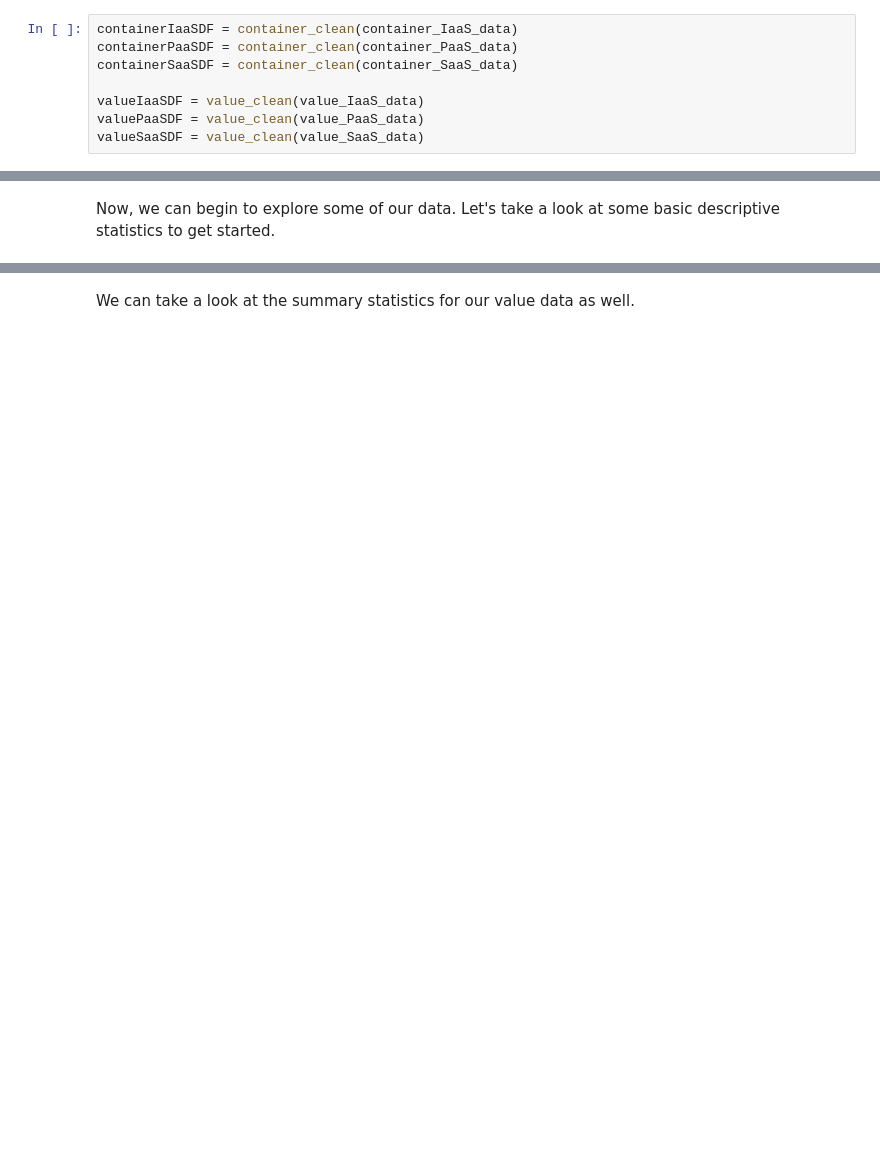
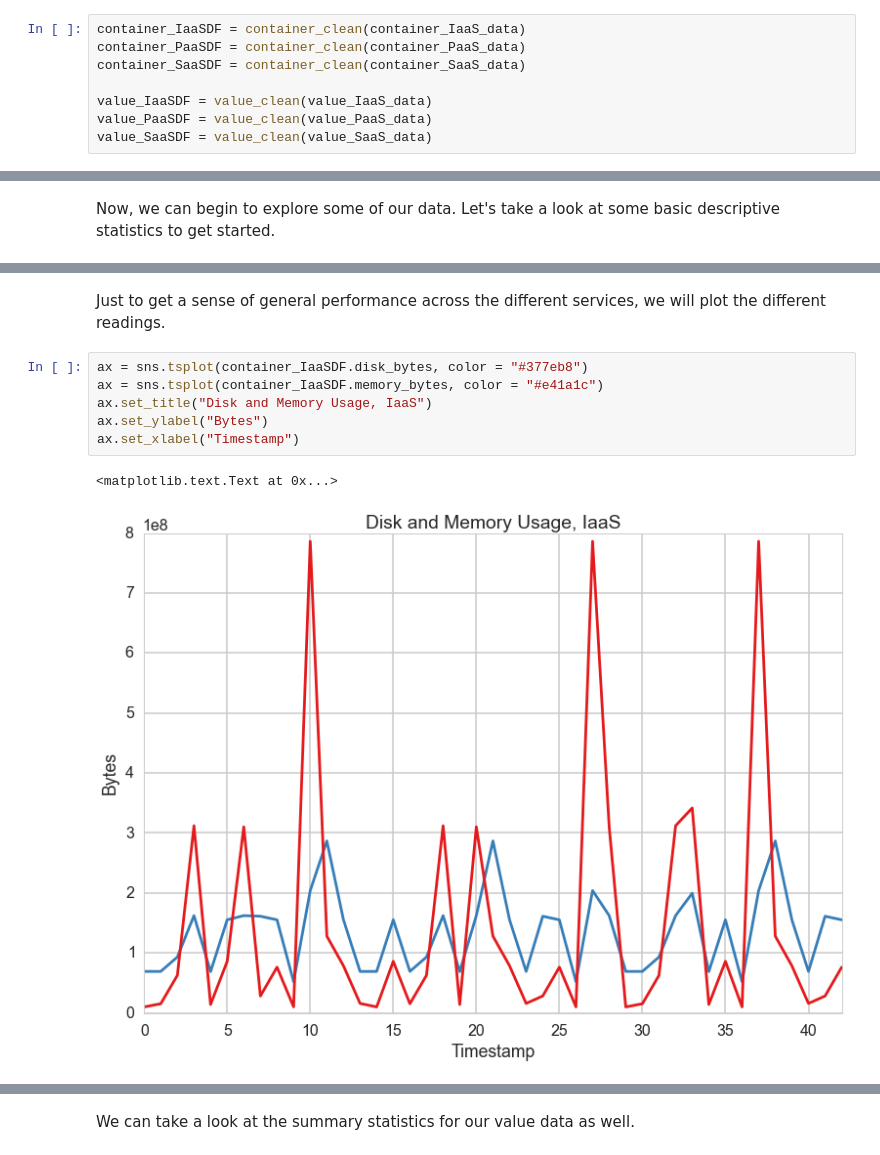
Before and after one commit to harvard-team-pivot/elastic-compute, a Jupyter notebook: elasticCompute.ipynb, the cells around one changed output, grey strips where cells are left out. Saved outputs shown, nothing was run; the diff lists cells and outputs as text; blank space fills up the shorter version.

```diff
--- a/elasticCompute.ipynb
+++ b/elasticCompute.ipynb
@@ -243,13 +243,13 @@ def value_clean(data):
 # %% [markdown]
 Our functions will be used on our data sets, creating six total data frames: three for container data and three for value data.
 # %%
-containerIaaSDF = container_clean(container_IaaS_data)
-containerPaaSDF = container_clean(container_PaaS_data)
-containerSaaSDF = container_clean(container_SaaS_data)
+container_IaaSDF = container_clean(container_IaaS_data)
+container_PaaSDF = container_clean(container_PaaS_data)
+container_SaaSDF = container_clean(container_SaaS_data)
 
-valueIaaSDF = value_clean(value_IaaS_data)
-valuePaaSDF = value_clean(value_PaaS_data)
-valueSaaSDF = value_clean(value_SaaS_data)
+value_IaaSDF = value_clean(value_IaaS_data)
+value_PaaSDF = value_clean(value_PaaS_data)
+value_SaaSDF = value_clean(value_SaaS_data)
 # %% [markdown]
 Below is an example of a container data frame and an example of a value data frame.
 # %%
@@ -303,0 +307,11 @@ max         32.972180  2.866545e+08  7.861125e+08
+# %% [markdown]
+Just to get a sense of general performance across the different services, we will plot the different readings.
+# %%
+ax = sns.tsplot(container_IaaSDF.disk_bytes, color = "#377eb8")
+ax = sns.tsplot(container_IaaSDF.memory_bytes, color = "#e41a1c")
+ax.set_title("Disk and Memory Usage, IaaS")
+ax.set_ylabel("Bytes")
+ax.set_xlabel("Timestamp")
+# %% [output]
+<matplotlib.text.Text at 0x...>
+[figure, added]
```
Also changed, not shown: parts of 8 cells of this notebook.
